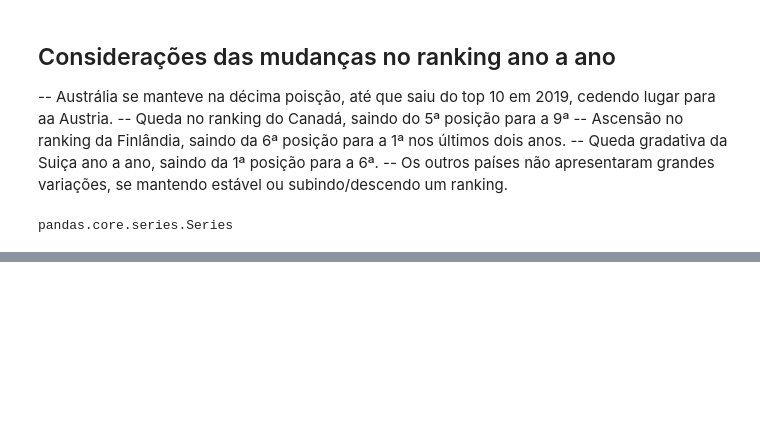
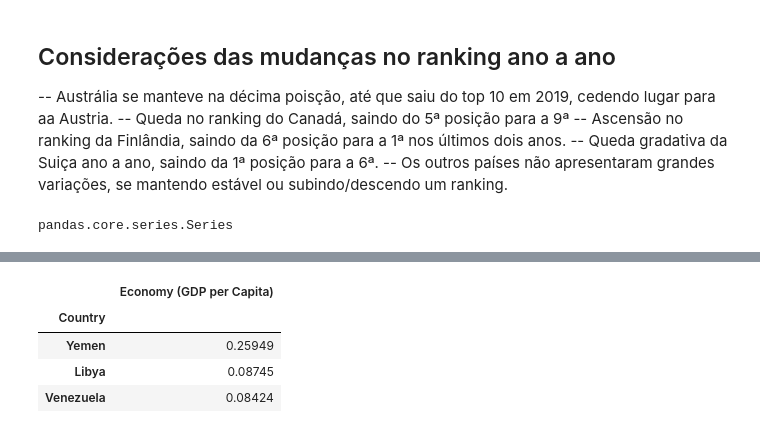
Before and after one commit to mariananomura/projeto-lets-modulo-III, a Jupyter notebook: Projeto.ipynb, the cells around one changed output, grey strips where cells are left out. Saved outputs shown, nothing was run; the diff lists cells and outputs as text; code cells hidden in the pictures; blank space fills up the shorter version.

```diff
--- a/Projeto.ipynb
+++ b/Projeto.ipynb
@@ -340,0 +347,12 @@ consulta_final
+# %%
+uni=uniao.loc[uniao["Year"]==2015].groupby(['Country'])["Economy (GDP per Capita)"].sum() - uniao.loc[uniao["Year"]==2019].groupby(['Country'])["Economy (GDP per Capita)"].sum()
+uni_smallest=pd.DataFrame(uni.nsmallest(3))
+uni_largest=pd.DataFrame(uni.nlargest(3))
+# %%
+uni_largest
+# %% [output]
+|  | Economy (GDP per Capita) |
+| Country |  |
+| Yemen | 0.25949 |
+| Libya | 0.08745 |
+| Venezuela | 0.08424 |
```
Also changed, not shown: parts of 13 cells of this notebook.
